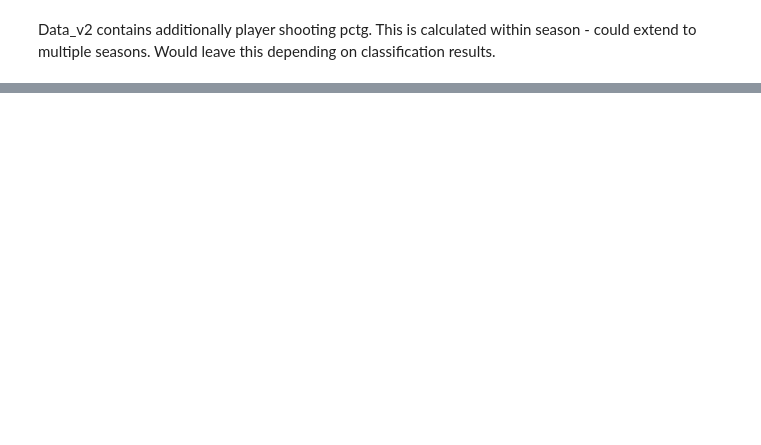
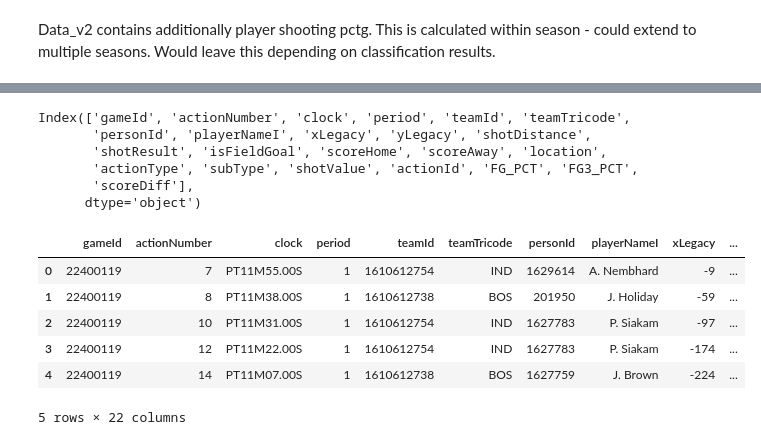
Before and after one commit to leschad/4IZ451, a Jupyter notebook: player_profiles.ipynb, the cells around one changed output, grey strips where cells are left out. Saved outputs shown, nothing was run; the diff lists cells and outputs as text; code cells hidden in the pictures; blank space fills up the shorter version.

```diff
--- a/player_profiles.ipynb
+++ b/player_profiles.ipynb
@@ -153,0 +216,30 @@ test.to_csv("data_v2", index=False)
+# %%
+data_v3 = pd.read_csv("data_v3_ft.csv")
+
+data_v3 = data_v3[data_v3["actionType"].isin(["Made Shot", "Missed Shot"])]
+# %%
+data_v3.columns
+# %% [output]
+Index(['gameId', 'actionNumber', 'clock', 'period', 'teamId', 'teamTricode',
+       'personId', 'playerNameI', 'xLegacy', 'yLegacy', 'shotDistance',
+       'shotResult', 'isFieldGoal', 'scoreHome', 'scoreAway', 'location',
+       'actionType', 'subType', 'shotValue', 'actionId', 'FG_PCT', 'FG3_PCT',
+       'scoreDiff'],
+      dtype='object')
+# %%
+data_v3['shotPct'] = data_v3.apply(
+    lambda row: row['FG_PCT'] if row['shotValue'] == 2 else row['FG3_PCT'] if row['shotValue'] == 3 else None,
+    axis=1
+)
+
+data_v3.drop(columns=["FG_PCT", "FG3_PCT"], inplace=True)
+
+data_v3.head()
+# %% [output]
+|  | gameId | actionNumber | clock | period | teamId | teamTricode | personId | playerNameI | xLegacy | ... |
+| 0 | 22400119 | 7 | PT11M55.00S | 1 | 1610612754 | IND | 1629614 | A. Nembhard | -9 | ... |
+| 1 | 22400119 | 8 | PT11M38.00S | 1 | 1610612738 | BOS | 201950 | J. Holiday | -59 | ... |
+| 2 | 22400119 | 10 | PT11M31.00S | 1 | 1610612754 | IND | 1627783 | P. Siakam | -97 | ... |
+| 3 | 22400119 | 12 | PT11M22.00S | 1 | 1610612754 | IND | 1627783 | P. Siakam | -174 | ... |
+| 4 | 22400119 | 14 | PT11M07.00S | 1 | 1610612738 | BOS | 1627759 | J. Brown | -224 | ... |
+5 rows × 22 columns
```
Also changed, not shown: parts of 30 cells of this notebook, 2 other files.
